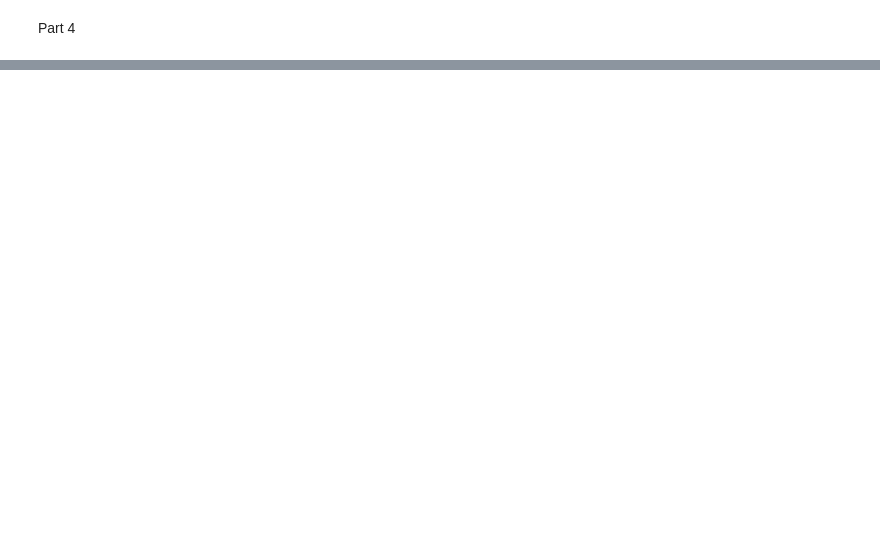
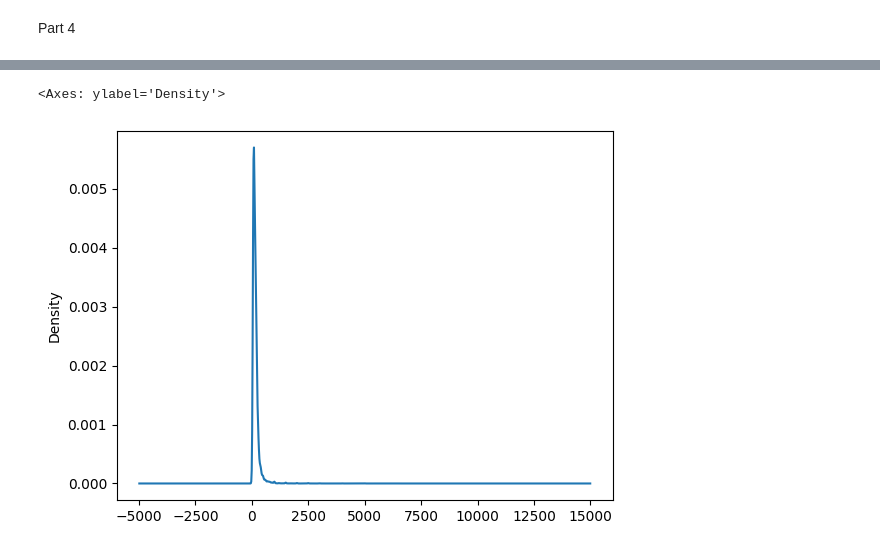
Before and after one commit to eep3uv/EDA, a Jupyter notebook: assignment/assignment.ipynb, the cells around one changed output, grey strips where cells are left out. Drawn from its saved outputs; the diff is of its cells as text; code cells hidden in the pictures; blank space fills up the shorter version.

```diff
--- a/assignment/assignment.ipynb
+++ b/assignment/assignment.ipynb
@@ -375,0 +390,8 @@ Shared rooms are rare across the board, with apartments being the primary proper
+# %%
+#Price Kernal Density
+airbnb_df['Price'] = airbnb_df['Price'].replace({'\$': '', ',': ''}, regex=True).astype(float)
+var = 'Price'
+airbnb_df[var].plot.density() # The kernel density plot for price
+# %% [output]
+<Axes: ylabel='Density'>
+[figure, added]
```
Also changed, not shown: parts of 27 cells of this notebook.
